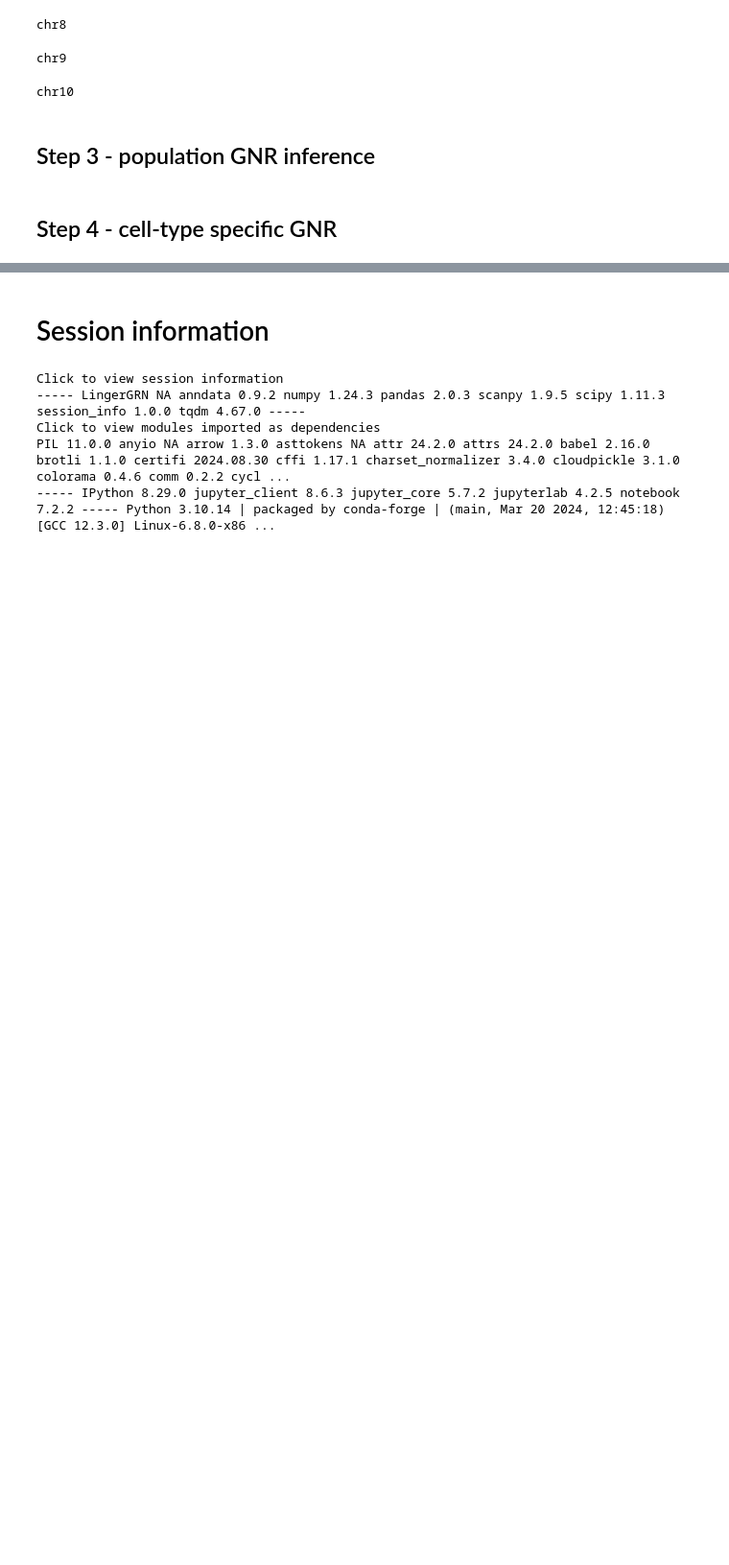
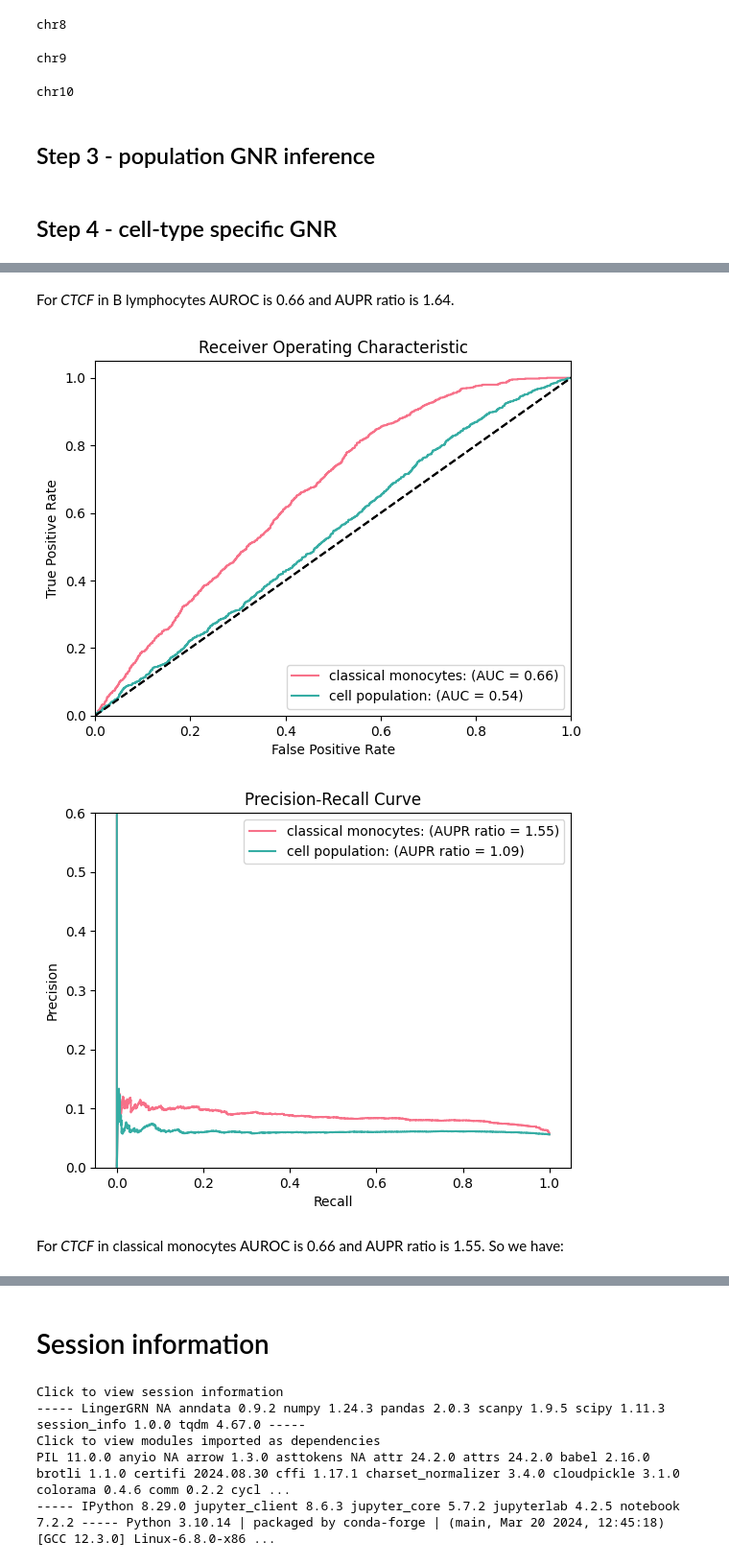
Before and after one commit to szysztof17/thesis, a Jupyter notebook: src/jupyter/LINGER.ipynb, the cells around one changed output, grey strips where cells are left out. Shown at 96% size. Drawn from its saved outputs; the diff is of its cells as text; code cells hidden in the pictures; blank space fills up the shorter version.

```diff
--- a/src/jupyter/LINGER.ipynb
+++ b/src/jupyter/LINGER.ipynb
@@ -169,0 +196,13 @@ LL_net.cell_type_specific_trans_reg(GRNdir,adata_RNA,celltype,outdir)
+# %% [markdown]
+For *CTCF* in B lymphocytes AUROC is 0.66 and AUPR ratio is 1.64.
+# %%
+TFName = 'CTCF'
+Method_name=['classical monocytes','cell population']
+Infer_trans=[outdir+'cell_type_specific_trans_regulatory_classical monocytes.txt',outdir+'cell_population_trans_regulatory.txt']
+Groundtruth=os.path.join(os.getcwd(),'data/gt/45444_gene_score_5fold.txt')
+Benchmk.bm_trans(TFName,Method_name,Groundtruth,Infer_trans,outdir,'matrix')
+# %% [output]
+[figure, added]
+[figure, added]
+# %% [markdown]
+For *CTCF* in classical monocytes AUROC is 0.66 and AUPR ratio is 1.55. So we have:
```
Also changed, not shown: parts of 26 cells of this notebook, 3 other files.
